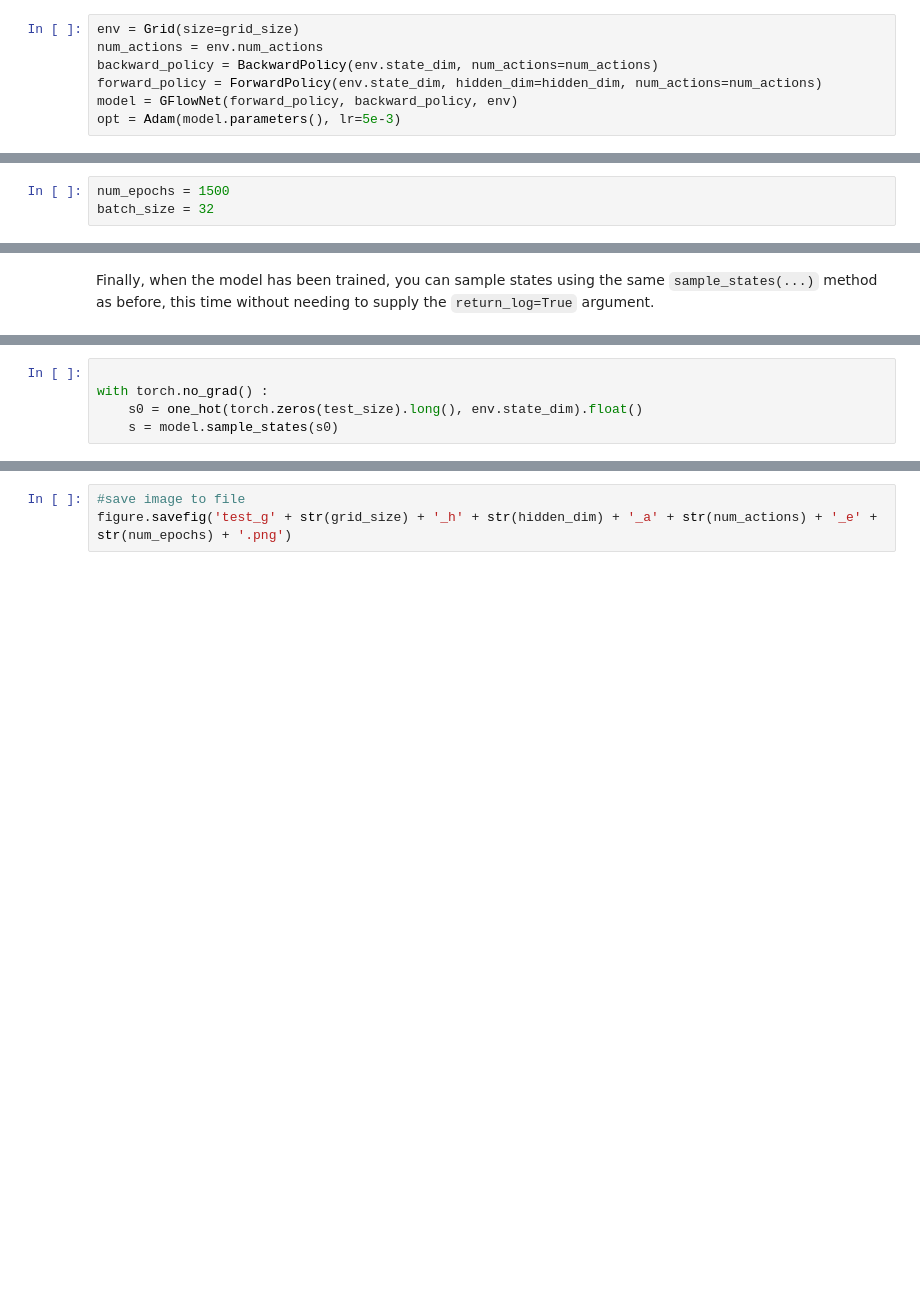
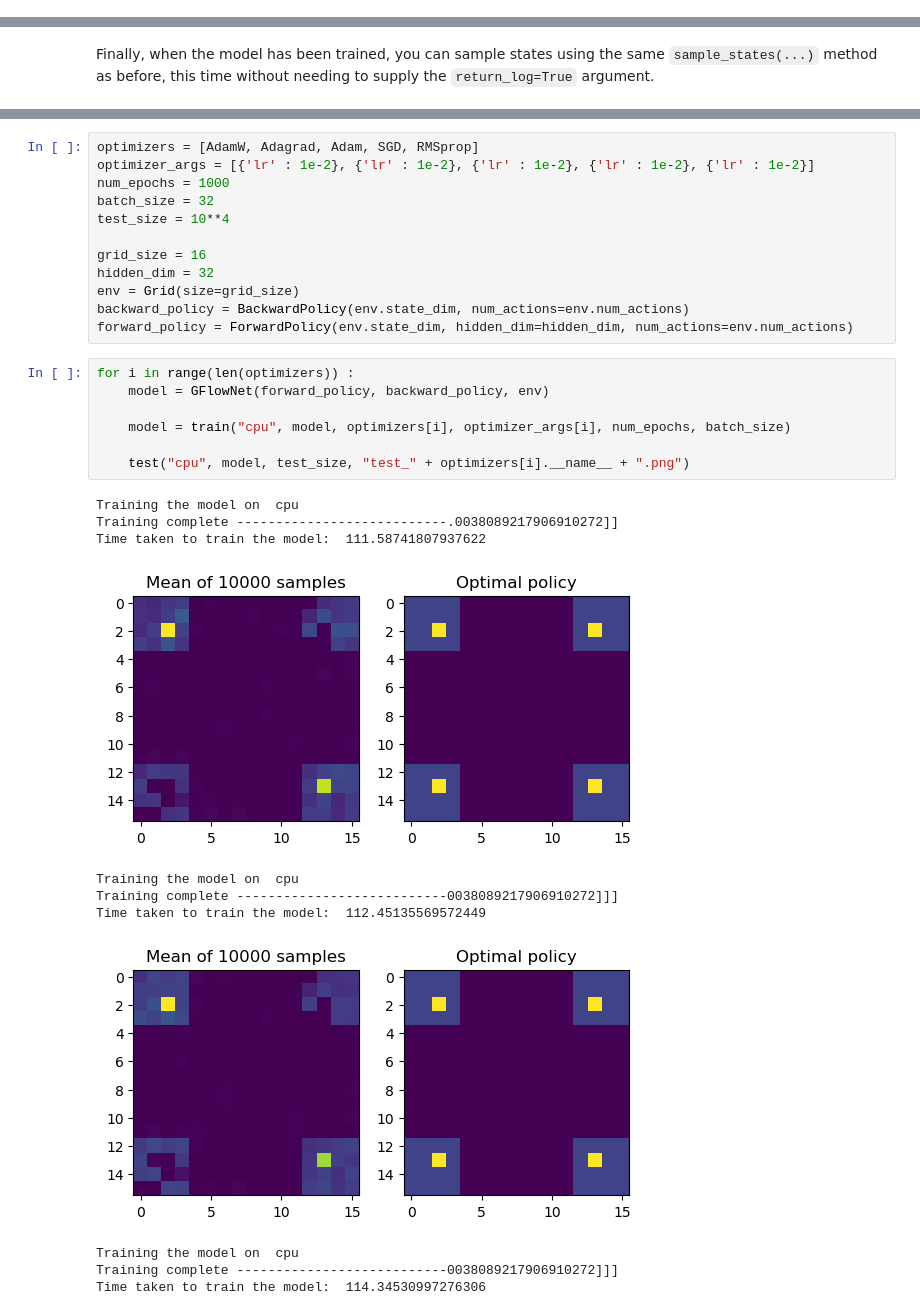
Before and after one commit to Pangasius/gflownet-tests, a Jupyter notebook: test.ipynb, the cells around one changed output, grey strips where cells are left out. Drawn from its saved outputs; the diff is of its cells as text; blank space fills up the shorter version.

```diff
--- a/test.ipynb
+++ b/test.ipynb
@@ -18,13 +15,3 @@ hidden_dim = 32
-# %%
-env = Grid(size=grid_size)
-num_actions = env.num_actions
-backward_policy = BackwardPolicy(env.state_dim, num_actions=num_actions)
-forward_policy = ForwardPolicy(env.state_dim, hidden_dim=hidden_dim, num_actions=num_actions)
-model = GFlowNet(forward_policy, backward_policy, env)
-opt = Adam(model.parameters(), lr=5e-3)
 # %% [markdown]
 To train the model, construct an NxD matrix of initial states, where N is the desired number of samples and D is the dimensionality of the state vector (i.e. `state_dim`). Then, draw samples from the model using the `sample_states` method, giving it the initial states and setting `return_log=True`. The resulting `Log` object contains information about the trajectory of each sample, which is used to compute the trajectory balance loss.
-# %%
-num_epochs = 1500
-batch_size = 32
 # %%
@@ -47,6 +47 @@ test_size = 10**4
-# %%
-
-with torch.no_grad() :
-    s0 = one_hot(torch.zeros(test_size).long(), env.state_dim).float()
-    s = model.sample_states(s0)
 # %%
@@ -68,3 +72,31 @@ plt.imshow(env.to_grid().reshape(grid_size, grid_size).numpy())
-# %%
-#save image to file
-figure.savefig('test_g' + str(grid_size) + '_h' + str(hidden_dim) + '_a' + str(num_actions) + '_e' + str(num_epochs) + '.png')
+# %%
+optimizers = [AdamW, Adagrad, Adam, SGD, RMSprop]
+optimizer_args = [{'lr' : 1e-2}, {'lr' : 1e-2}, {'lr' : 1e-2}, {'lr' : 1e-2}, {'lr' : 1e-2}]
+num_epochs = 1000
+batch_size = 32
+test_size = 10**4
+
+grid_size = 16
+hidden_dim = 32
+env = Grid(size=grid_size)
+backward_policy = BackwardPolicy(env.state_dim, num_actions=env.num_actions)
+forward_policy = ForwardPolicy(env.state_dim, hidden_dim=hidden_dim, num_actions=env.num_actions)
+# %%
+for i in range(len(optimizers)) :
+    model = GFlowNet(forward_policy, backward_policy, env)
+
+    model = train("cpu", model, optimizers[i], optimizer_args[i], num_epochs, batch_size)
+
+    test("cpu", model, test_size, "test_" + optimizers[i].__name__ + ".png")
+# %% [output]
+Training the model on  cpu
+Training complete ---------------------------.0038089217906910272]]
+Time taken to train the model:  111.58741807937622
+[figure, added]
+Training the model on  cpu
+Training complete ---------------------------0038089217906910272]]]
+Time taken to train the model:  112.45135569572449
+[figure, added]
+Training the model on  cpu
+Training complete ---------------------------0038089217906910272]]]
+Time taken to train the model:  114.34530997276306
```
Also changed, not shown: parts of 7 cells of this notebook, 13 other files.
